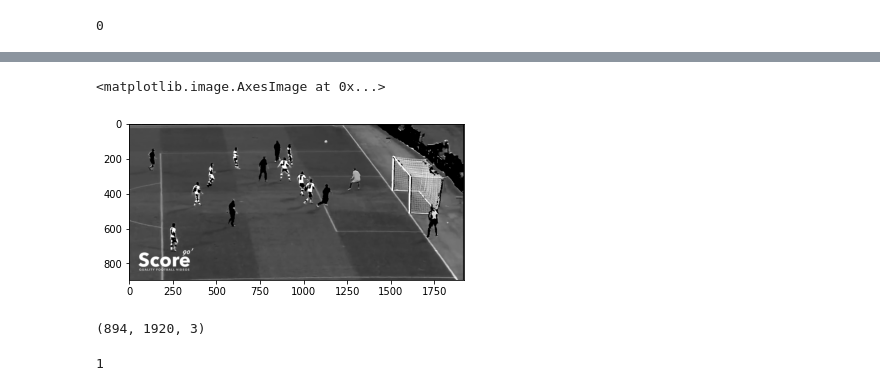
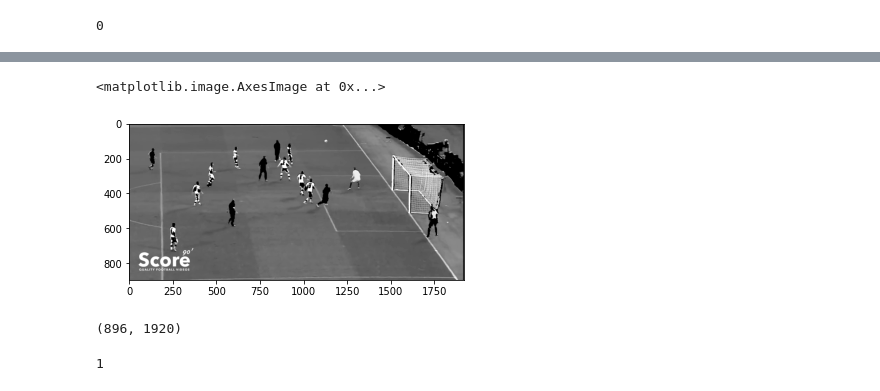
Before and after one commit to sid2610/HPE_Goal, a Jupyter notebook: Goalpost.ipynb, the cells around one changed output, grey strips where cells are left out. Drawn from its saved outputs; the diff is of its cells as text; code cells hidden in the pictures.

```diff
--- a/Goalpost.ipynb
+++ b/Goalpost.ipynb
@@ -124,7 +109,7 @@ frame_1 = np.zeros(frame.shape)
 frame_1 = frame.astype(np.float)/255
 for y in range(frame.shape[0]):
     for x in range(frame.shape[1]):
-        if (frame[y][x][1]<(np.max(frame[y][x])-10)):
+        if (frame[y][x][1]<(np.max([frame[y][x][0],frame[y][x][2]]))):
             frame_1[y][x] *= 0
 # %%
 plt.imshow(frame_1)
@@ -155,0 +119,5 @@ plt.imshow(frame_2)
+# %%
+from skimage import color
+
+frame_2 = color.rgb2gray(frame_1)
+plt.imshow(frame_2, cmap = 'gray')
@@ -156,19 +127,19 @@ plt.imshow(frame_2)
 # %%
 v = 0
 for i in range(frame_2.shape[0]):
-    if (np.sum(frame_2[i,:,0])/frame_2.shape[1])>0.2:
+    if (np.sum(frame_2[i])/frame_2.shape[1])>0.2:
         v = i
         break
 # %%
-frame_2 = frame_2[v:]
-plt.imshow(frame_2)
+frame_3 = frame_2[v:]
+plt.imshow(frame_3, cmap='gray')
 # %% [output]
 <matplotlib.image.AxesImage at 0x...>
-[figure, old version]
+[figure, new version]
 # %%
-frame_2.shape
+frame_3.shape
 # %% [output]
-(894, 1920, 3)
+(896, 1920)
 # %%
 from wand.image import Image
 from wand.color import Color
```
Also changed, not shown: parts of 22 cells of this notebook.
